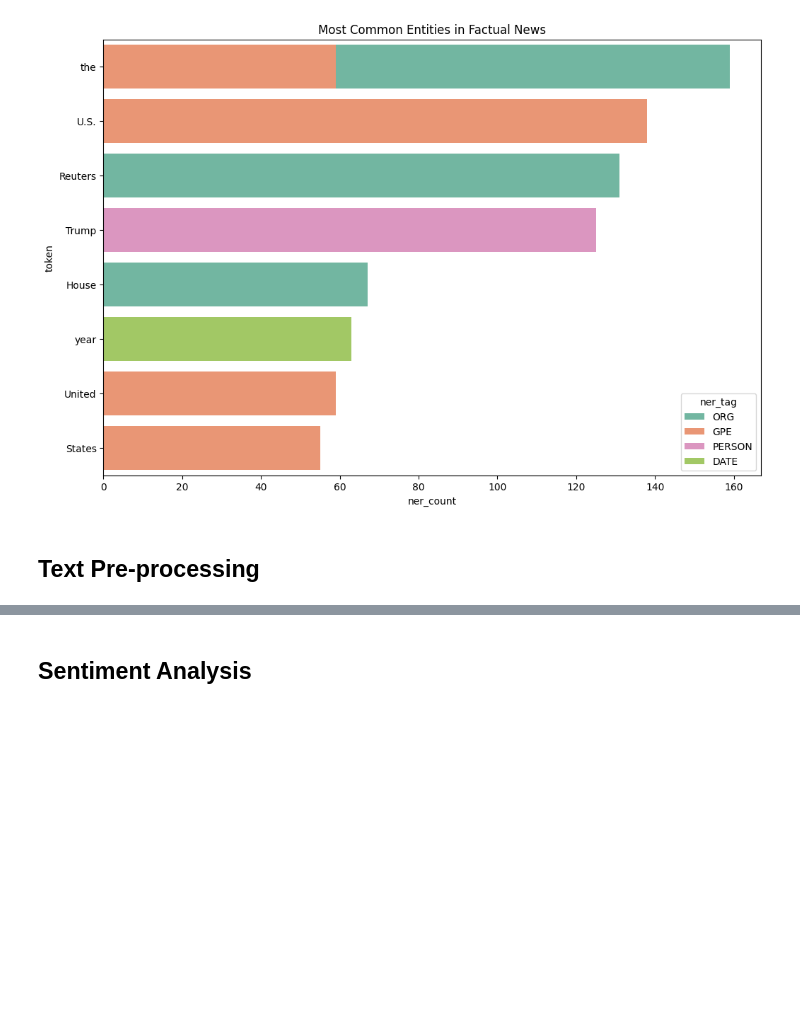
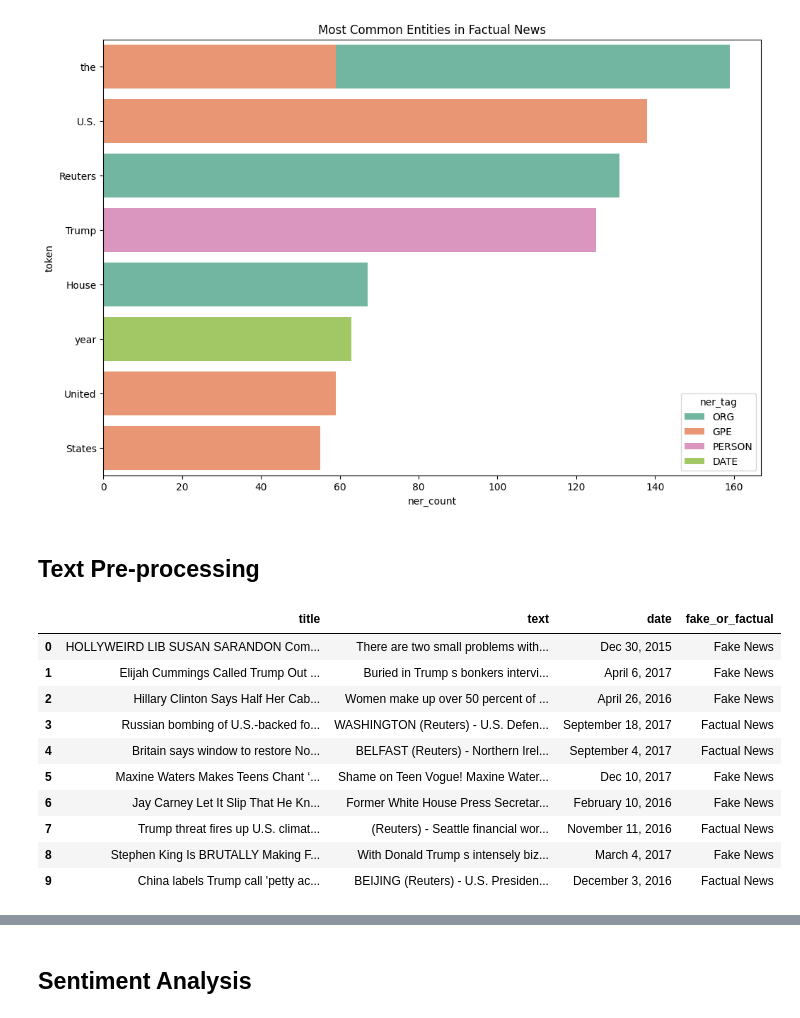
Before and after one commit to richmond003/Categorizing-Fake-News, a Jupyter notebook: model.ipynb, the cells around one changed output, grey strips where cells are left out. Saved outputs shown, nothing was run; the diff lists cells and outputs as text; code cells hidden in the pictures; blank space fills up the shorter version.

```diff
--- a/model.ipynb
+++ b/model.ipynb
@@ -397,3 +385,17 @@ sns.barplot(
 [figure]
 # %% [markdown]
 ## Text Pre-processing
+# %%
+data.head(10)
+# %% [output]
+|  | title | text | date | fake_or_factual |
+| 0 | HOLLYWEIRD LIB SUSAN SARANDON Com... | There are two small problems with... | Dec 30, 2015 | Fake News |
+| 1 | Elijah Cummings Called Trump Out ... | Buried in Trump s bonkers intervi... | April 6, 2017 | Fake News |
+| 2 | Hillary Clinton Says Half Her Cab... | Women make up over 50 percent of ... | April 26, 2016 | Fake News |
+| 3 | Russian bombing of U.S.-backed fo... | WASHINGTON (Reuters) - U.S. Defen... | September 18, 2017 | Factual News |
+| 4 | Britain says window to restore No... | BELFAST (Reuters) - Northern Irel... | September 4, 2017 | Factual News |
+| 5 | Maxine Waters Makes Teens Chant ‘... | Shame on Teen Vogue! Maxine Water... | Dec 10, 2017 | Fake News |
+| 6 | Jay Carney Let It Slip That He Kn... | Former White House Press Secretar... | February 10, 2016 | Fake News |
+| 7 | Trump threat fires up U.S. climat... | (Reuters) - Seattle financial wor... | November 11, 2016 | Factual News |
+| 8 | Stephen King Is BRUTALLY Making F... | With Donald Trump s intensely biz... | March 4, 2017 | Fake News |
+| 9 | China labels Trump call 'petty ac... | BEIJING (Reuters) - U.S. Presiden... | December 3, 2016 | Factual News |
```
Also changed, not shown: parts of 18 cells of this notebook.
